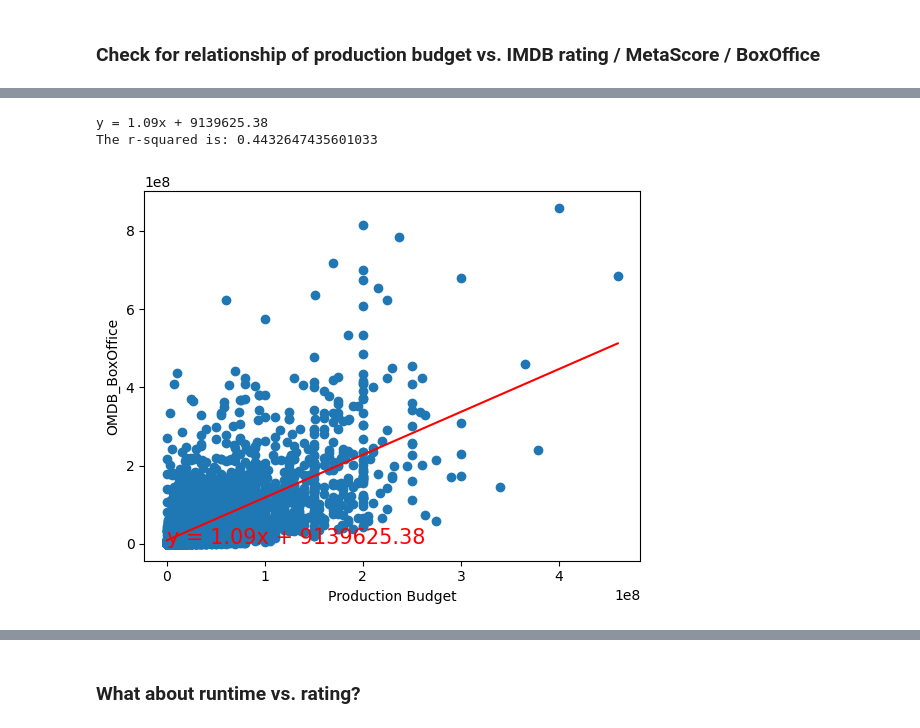
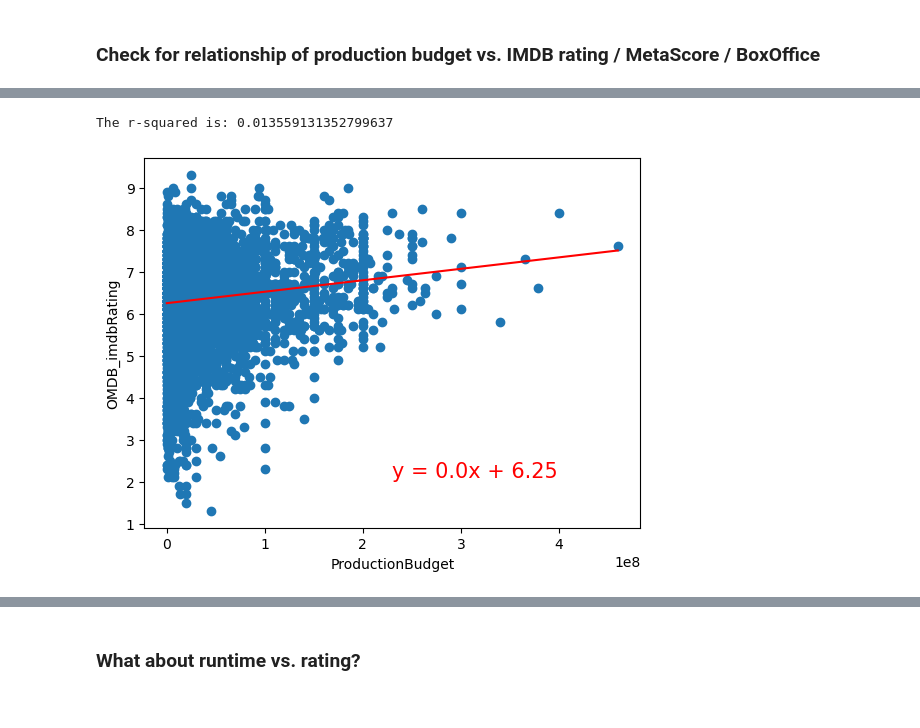
Before and after one commit to vt-bekah/Predicting_Movie_Ratings, a Jupyter notebook: Python/Numbers_OMDB_data_collection.ipynb, the cells around one changed output, grey strips where cells are left out. Drawn from its saved outputs; the diff is of its cells as text; code cells hidden in the pictures.

```diff
--- a/Python/Numbers_OMDB_data_collection.ipynb
+++ b/Python/Numbers_OMDB_data_collection.ipynb
@@ -627,25 +553,8 @@ The r-squared is: 0.0001625780248619153
-# %%
-# Plot the different factors in a scatter plot
-movies_df_no_nan = movies_df[['ProductionBudget', 'OMDB_BoxOffice']]
-movies_df_no_nan = movies_df_no_nan.dropna()
-
-x_values = movies_df_no_nan['ProductionBudget']
-y_values = movies_df_no_nan['OMDB_BoxOffice']
-
-(slope, intercept, rvalue, pvalue, stderr) = linregress(x_values, y_values)
-regress_values = x_values * slope + intercept
-line_eq = "y = " + str(round(slope,2)) + "x + " + str(round(intercept,2))
-
-plt.scatter(x_values,y_values)
-plt.plot(x_values,regress_values,"r-")
-plt.annotate(line_eq,(0,50),fontsize=15,color="red")
-plt.xlabel('Production Budget')
-plt.ylabel('OMDB_BoxOffice')
-
-print(line_eq)
-print(f"The r-squared is: {rvalue**2}")
-plt.show()
-# %% [output]
-y = 1.09x + 9139625.38
-The r-squared is: 0.4432647435601033
-[figure, removed]
+# %%
+rvalue, fig =  create_regression_plot(movies_df, 'ProductionBudget', 'OMDB_imdbRating')
+
+print(f"The r-squared is: {rvalue**2}")
+plt.show(fig)
+# %% [output]
+The r-squared is: 0.013559131352799637
+[figure, added]
```
Also changed, not shown: parts of 14 cells of this notebook.
